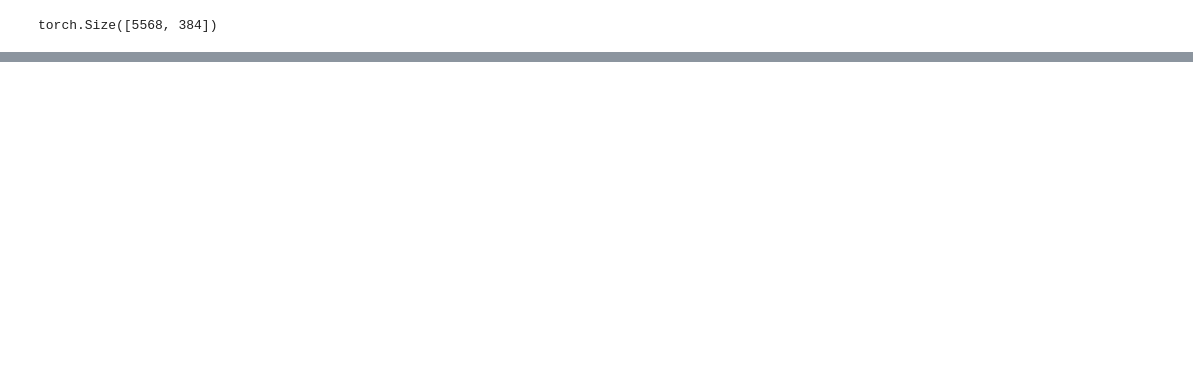
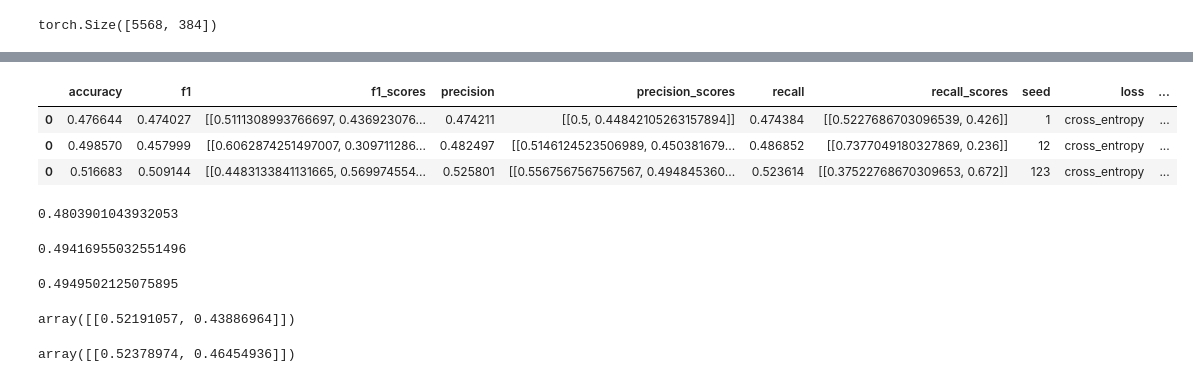
Before and after one commit to ttseriotou/sig-networks, a Jupyter notebook: notebooks/Rumours/rumours-baseline-bert.ipynb, the cells around one changed output, grey strips where cells are left out. Drawn from its saved outputs; the diff is of its cells as text; code cells hidden in the pictures; blank space fills up the shorter version.

```diff
--- a/notebooks/Rumours/rumours-baseline-bert.ipynb
+++ b/notebooks/Rumours/rumours-baseline-bert.ipynb
@@ -53,0 +152,20 @@ TypeError: fine_tune_transformer_average_seed() missing 1 required positional ar
+# %%
+loss = "cross_entropy"
+gamma = None
+# %%
+bert_classifier_ce = fine_tune_transformer_average_seed(
+    num_epochs=num_epochs,
+    pretrained_model_name="bert-base-uncased",
+    df=df_rumours,
+    feature_name="text",
+    label_column="label",
+    seeds=seeds,
+    loss=loss,
+    gamma=gamma,
+    split_indices=split_indices,
+    k_fold=False,
+    validation_metric=validation_metric,
+    results_output=f"{output_dir}/bert_classifier.csv",
+    device=device,
+    verbose=False
+)
@@ -53,0 +210,27 @@ TypeError: fine_tune_transformer_average_seed() missing 1 required positional ar
+# %%
+bert_classifier_ce
+# %% [output]
+|  | accuracy | f1 | f1_scores | precision | precision_scores | recall | recall_scores | seed | loss | ... |
+| 0 | 0.476644 | 0.474027 | [[0.5111308993766697, 0.436923076... | 0.474211 | [[0.5, 0.44842105263157894]] | 0.474384 | [[0.5227686703096539, 0.426]] | 1 | cross_entropy | ... |
+| 0 | 0.498570 | 0.457999 | [[0.6062874251497007, 0.309711286... | 0.482497 | [[0.5146124523506989, 0.450381679... | 0.486852 | [[0.7377049180327869, 0.236]] | 12 | cross_entropy | ... |
+| 0 | 0.516683 | 0.509144 | [[0.4483133841131665, 0.569974554... | 0.525801 | [[0.5567567567567567, 0.494845360... | 0.523614 | [[0.37522768670309653, 0.672]] | 123 | cross_entropy | ... |
+# %%
+bert_classifier_ce["f1"].mean()
+# %% [output]
+0.4803901043932053
+# %%
+bert_classifier_ce["precision"].mean()
+# %% [output]
+0.49416955032551496
+# %%
+bert_classifier_ce["recall"].mean()
+# %% [output]
+0.4949502125075895
+# %%
+np.stack(bert_classifier_ce["f1_scores"]).mean(axis=0)
+# %% [output]
+array([[0.52191057, 0.43886964]])
+# %%
+np.stack(bert_classifier_ce["precision_scores"]).mean(axis=0)
+# %% [output]
+array([[0.52378974, 0.46454936]])
```
Also changed, not shown: parts of 23 cells of this notebook, 3 other files.
